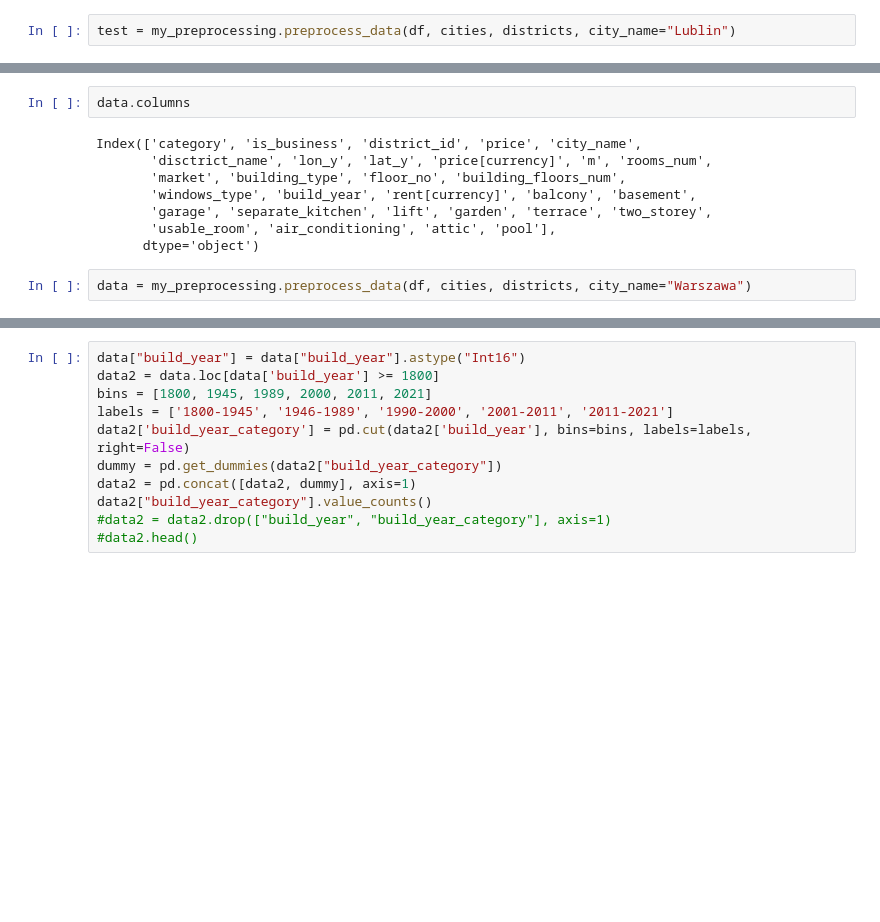
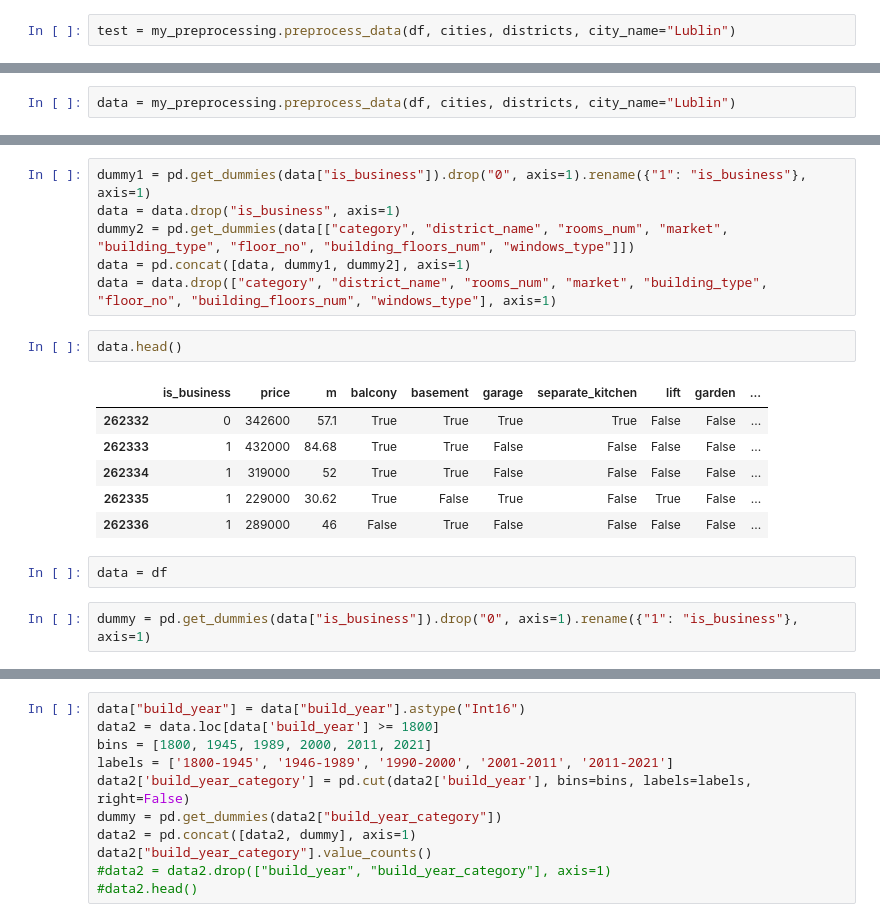
Before and after one commit to pawelwozniak14/OLX, a Jupyter notebook: main_notebook.ipynb, the cells around one changed output, grey strips where cells are left out. Drawn from its saved outputs; the diff is of its cells as text; blank space fills up the shorter version.

```diff
--- a/main_notebook.ipynb
+++ b/main_notebook.ipynb
@@ -32,0 +17,2 @@ Index(['category', 'is_business', 'district_id', 'price', 'city_name',
+# %%
+data = my_preprocessing.preprocess_data(df, cities, districts, city_name="Lublin")
@@ -33,12 +73,19 @@ Index(['category', 'is_business', 'district_id', 'price', 'city_name',
+# %%
+dummy1 = pd.get_dummies(data["is_business"]).drop("0", axis=1).rename({"1": "is_business"}, axis=1)
+data = data.drop("is_business", axis=1)
+dummy2 = pd.get_dummies(data[["category", "district_name", "rooms_num", "market", "building_type", "floor_no", "building_floors_num", "windows_type"]])
+data = pd.concat([data, dummy1, dummy2], axis=1)
+data = data.drop(["category", "district_name", "rooms_num", "market", "building_type", "floor_no", "building_floors_num", "windows_type"], axis=1)
 # %%
-data.columns
+data.head()
 # %% [output]
-Index(['category', 'is_business', 'district_id', 'price', 'city_name',
-       'disctrict_name', 'lon_y', 'lat_y', 'price[currency]', 'm', 'rooms_num',
-       'market', 'building_type', 'floor_no', 'building_floors_num',
-       'windows_type', 'build_year', 'rent[currency]', 'balcony', 'basement',
-       'garage', 'separate_kitchen', 'lift', 'garden', 'terrace', 'two_storey',
-       'usable_room', 'air_conditioning', 'attic', 'pool'],
-      dtype='object')
+|  | is_business | price | m | balcony | basement | garage | separate_kitchen | lift | garden | ... |
+| 262332 | 0 | 342600 | 57.1 | True | True | True | True | False | False | ... |
+| 262333 | 1 | 432000 | 84.68 | True | True | False | False | False | False | ... |
+| 262334 | 1 | 319000 | 52 | True | True | False | False | False | False | ... |
+| 262335 | 1 | 229000 | 30.62 | True | False | True | False | True | False | ... |
+| 262336 | 1 | 289000 | 46 | False | True | False | False | False | False | ... |
-# %%
-data = my_preprocessing.preprocess_data(df, cities, districts, city_name="Warszawa")
+# %%
+data = df
+# %%
+dummy = pd.get_dummies(data["is_business"]).drop("0", axis=1).rename({"1": "is_business"}, axis=1)
```
Also changed, not shown: parts of 22 cells of this notebook, 2 other files.
